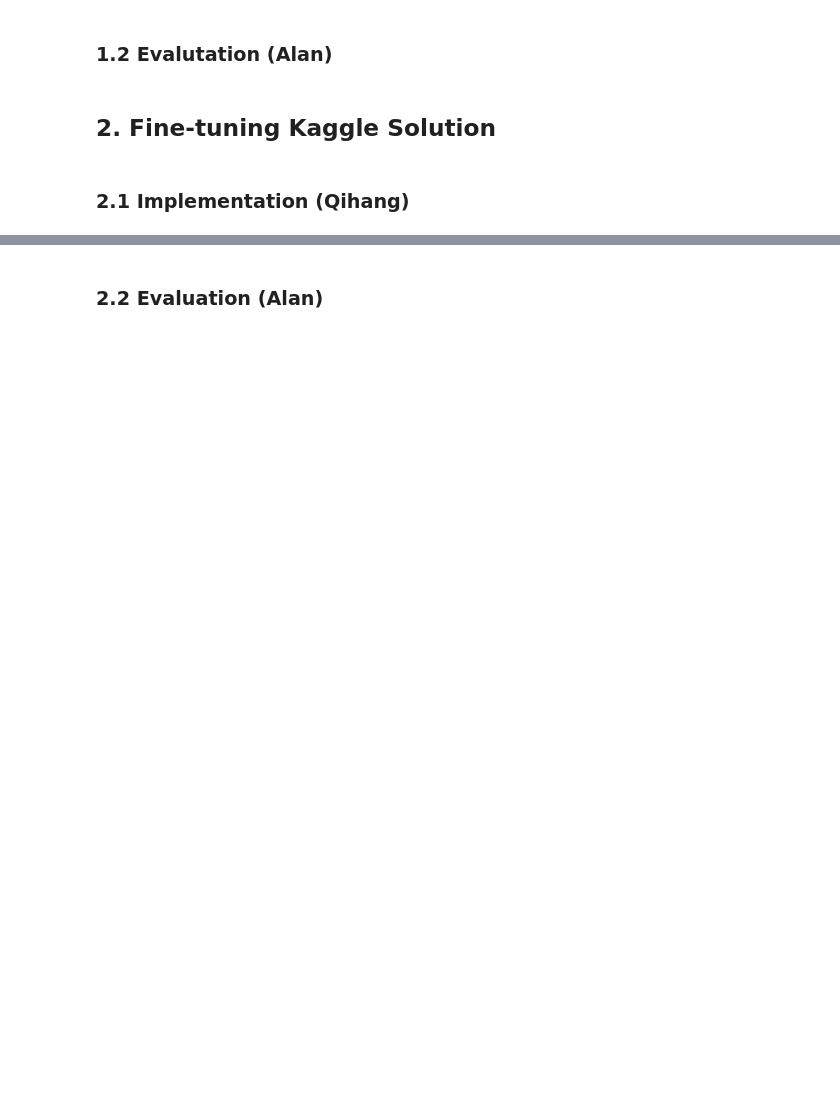
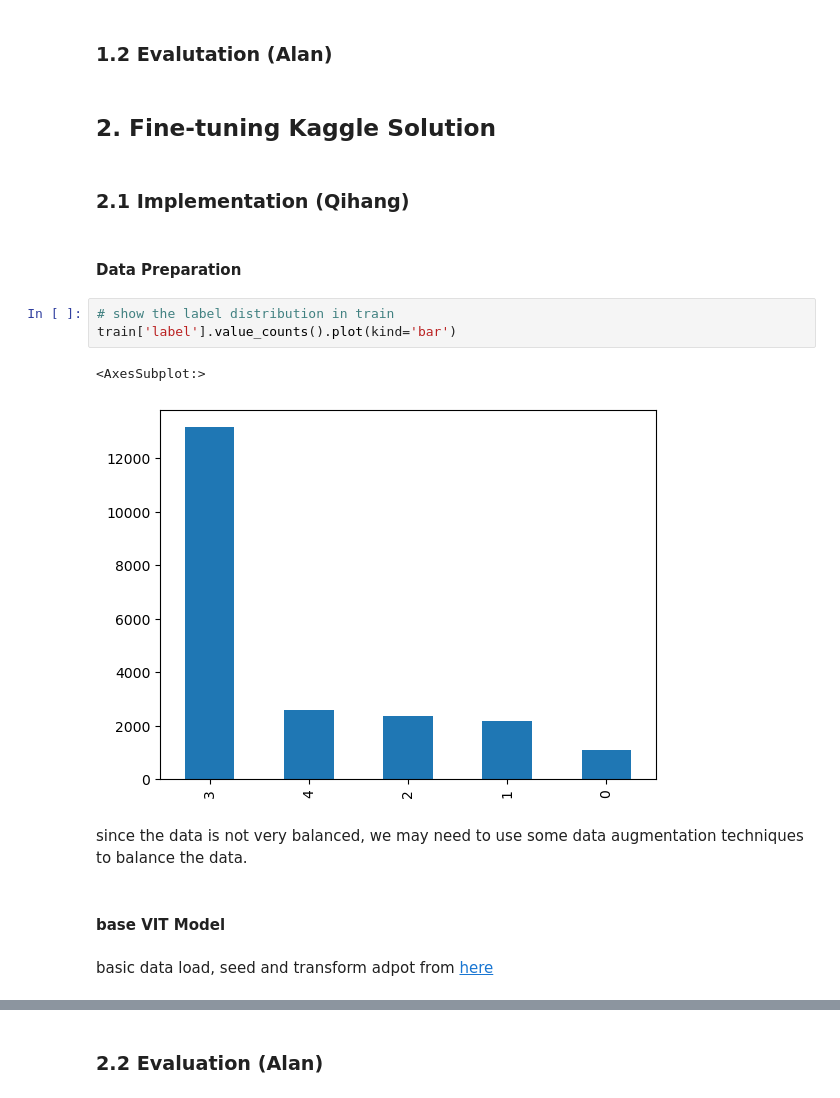
Before and after one commit to qihang-dai/Double-Machine-Learning, a Jupyter notebook: Project_Cassava_Leaf_Image_Classification.ipynb, the cells around one changed output, grey strips where cells are left out. Drawn from its saved outputs; the diff is of its cells as text; blank space fills up the shorter version.

```diff
--- a/Project_Cassava_Leaf_Image_Classification.ipynb
+++ b/Project_Cassava_Leaf_Image_Classification.ipynb
@@ -151,3 +99,17 @@ FileNotFoundError: ignored
 ## 2. Fine-tuning Kaggle Solution
 # %% [markdown]
 ### 2.1 Implementation (Qihang)
+# %% [markdown]
+#### Data Preparation
+# %%
+# show the label distribution in train
+train['label'].value_counts().plot(kind='bar')
+# %% [output]
+<AxesSubplot:>
+[figure, added]
+# %% [markdown]
+since the data is not very balanced, we may need to use some data augmentation techniques to balance the data.
+# %% [markdown]
+#### base VIT Model
+# %% [markdown]
+basic data load, seed and transform adpot from [here](https://www.kaggle.com/code/abhinand05/vision-transformer-vit-tutorial-baseline/notebook#notebook-container)
```
Also changed, not shown: parts of 22 cells of this notebook, 2 other files.
